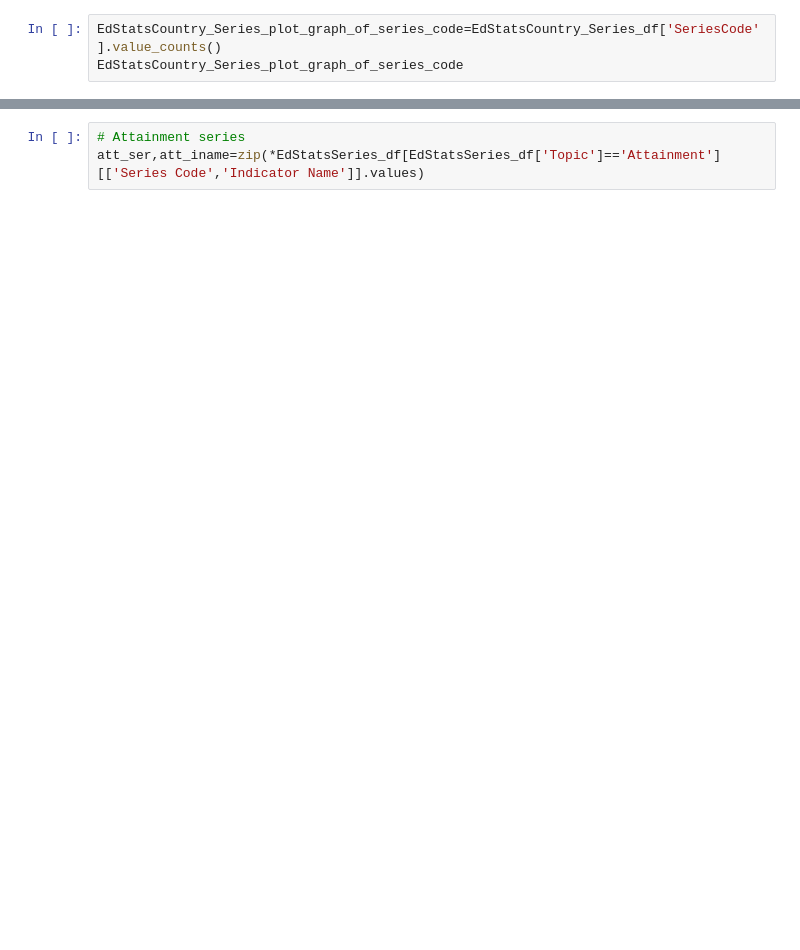
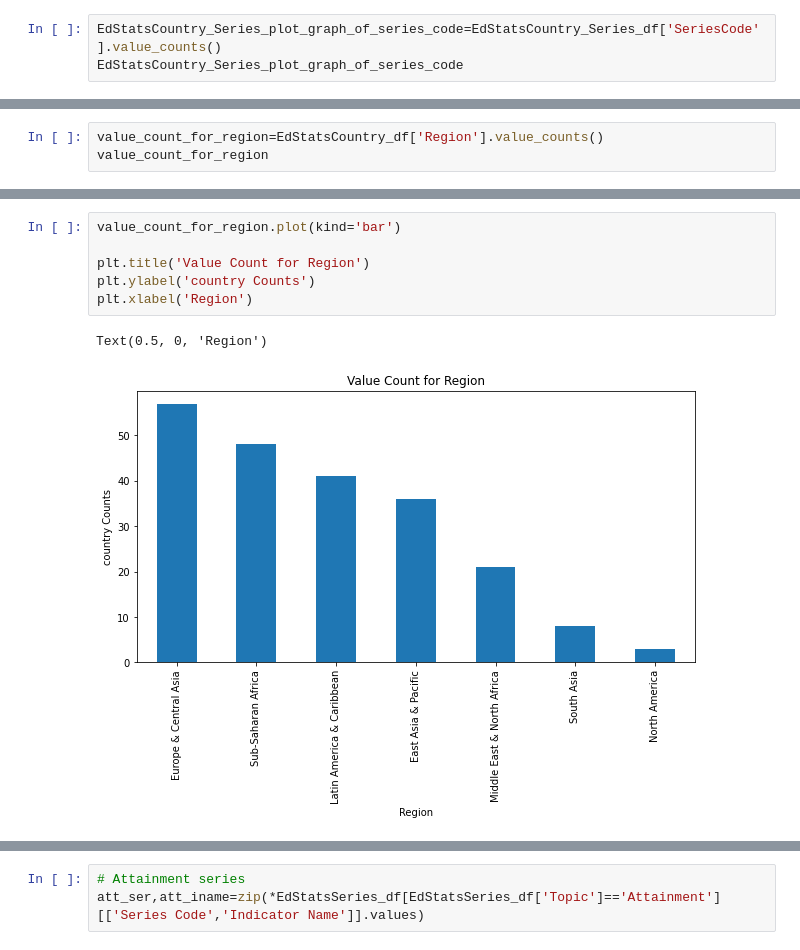
Before and after one commit to TheAIFellow/World_Bank_Education_Stats, a Jupyter notebook: Dilavar_Singh_Team_7_Capstone_Project.ipynb, the cells around one changed output, grey strips where cells are left out. Saved outputs shown, nothing was run; the diff lists cells and outputs as text; blank space fills up the shorter version.

```diff
--- a/Dilavar_Singh_Team_7_Capstone_Project.ipynb
+++ b/Dilavar_Singh_Team_7_Capstone_Project.ipynb
@@ -66,0 +69,3 @@ EdStatsCountry_df.head(1)
+# %%
+value_count_for_region=EdStatsCountry_df['Region'].value_counts()
+value_count_for_region
@@ -66,0 +81,9 @@ EdStatsCountry_df.head(1)
+# %%
+value_count_for_region.plot(kind='bar')
+
+plt.title('Value Count for Region')
+plt.ylabel('country Counts')
+plt.xlabel('Region')
+# %% [output]
+Text(0.5, 0, 'Region')
+[figure, added]
```
Also changed, not shown: parts of 34 cells of this notebook.
